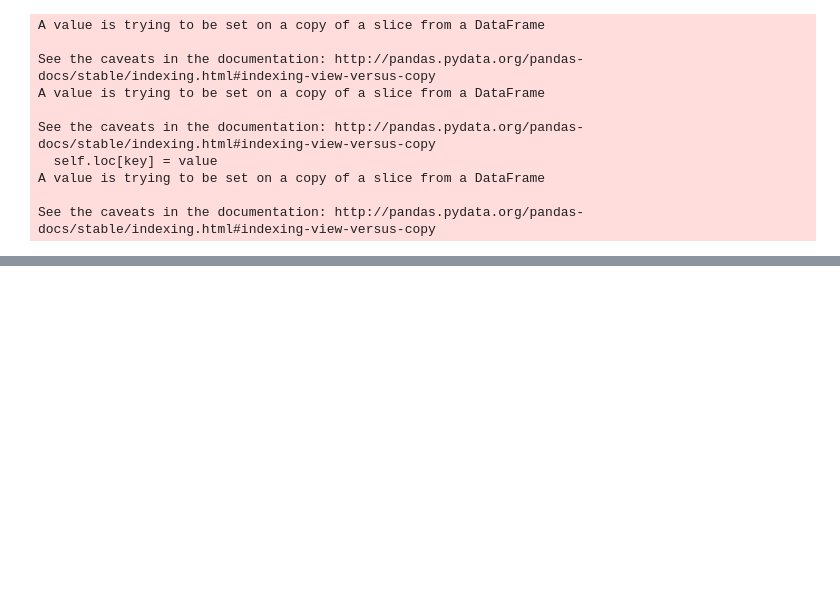
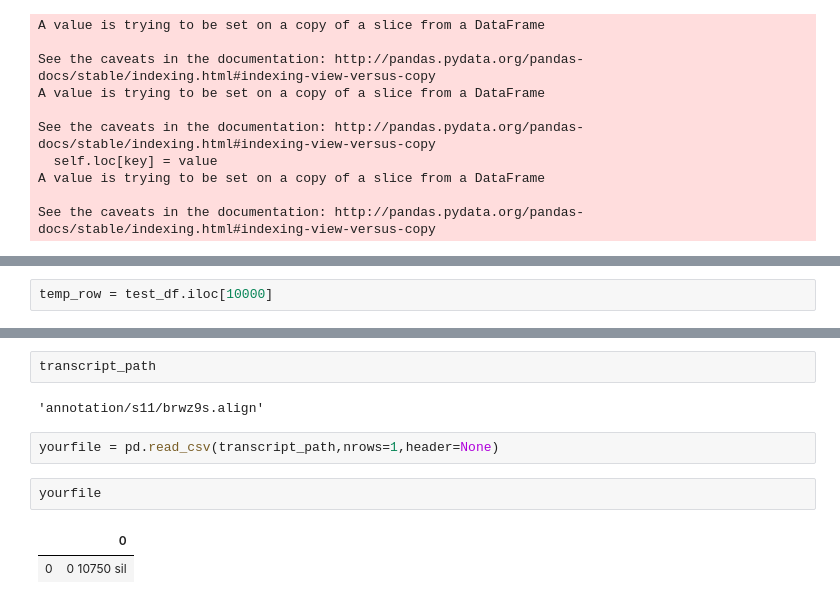
Before and after one commit to internetoftim/labidub, a Jupyter notebook: dataset/Parse Speech.ipynb, the cells around one changed output, grey strips where cells are left out. Drawn from its saved outputs; the diff is of its cells as text; blank space fills up the shorter version.

```diff
--- a/dataset/Parse Speech.ipynb
+++ b/dataset/Parse Speech.ipynb
@@ -273,0 +271,2 @@ See the caveats in the documentation: http://pandas.pydata.org/pandas-docs/stabl
+# %%
+temp_row = test_df.iloc[10000]
@@ -273,0 +370,11 @@ See the caveats in the documentation: http://pandas.pydata.org/pandas-docs/stabl
+# %%
+transcript_path
+# %% [output]
+'annotation/s11/brwz9s.align'
+# %%
+yourfile = pd.read_csv(transcript_path,nrows=1,header=None)
+# %%
+yourfile
+# %% [output]
+|  | 0 |
+| 0 | 0 10750 sil |
```
Also changed, not shown: parts of 25 cells of this notebook.
